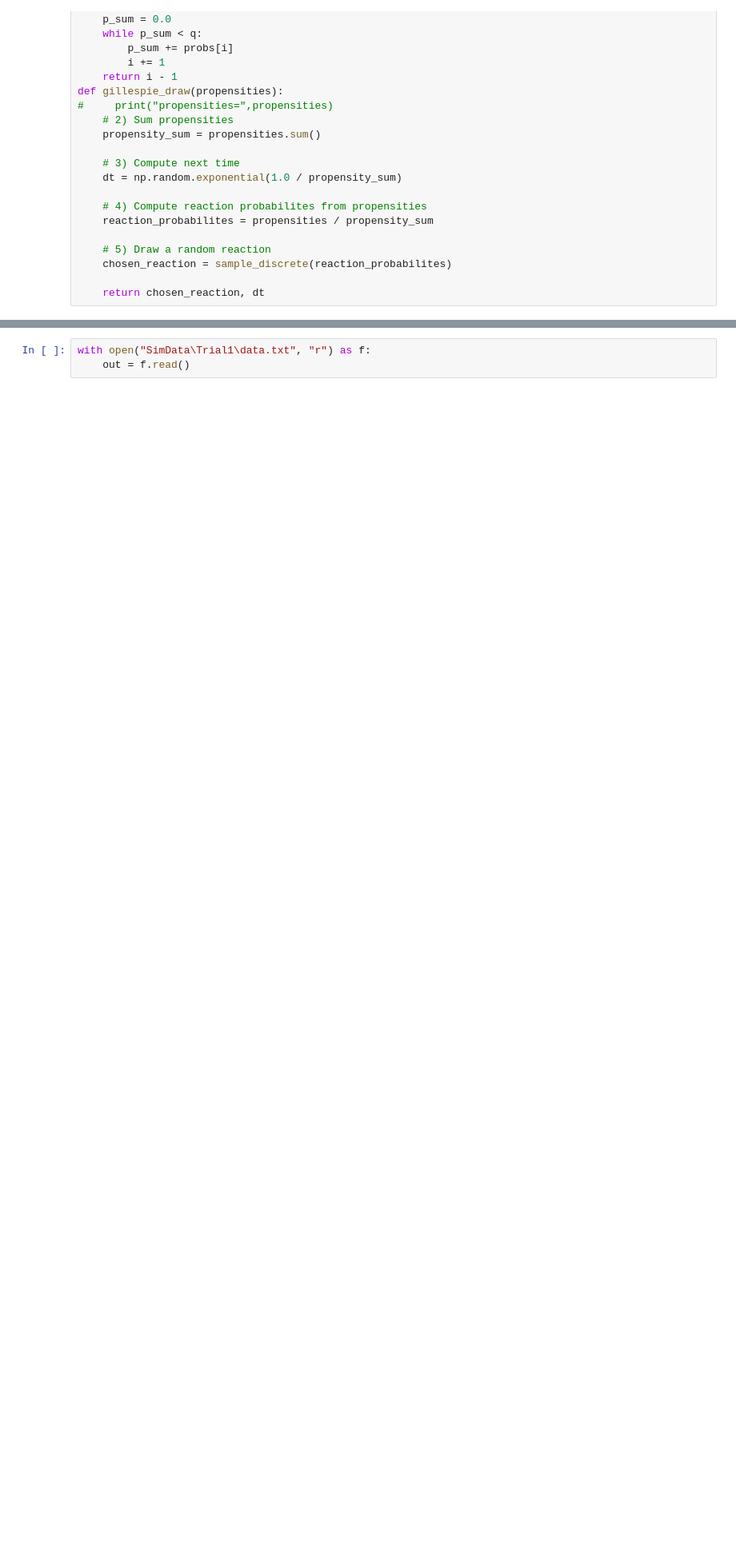
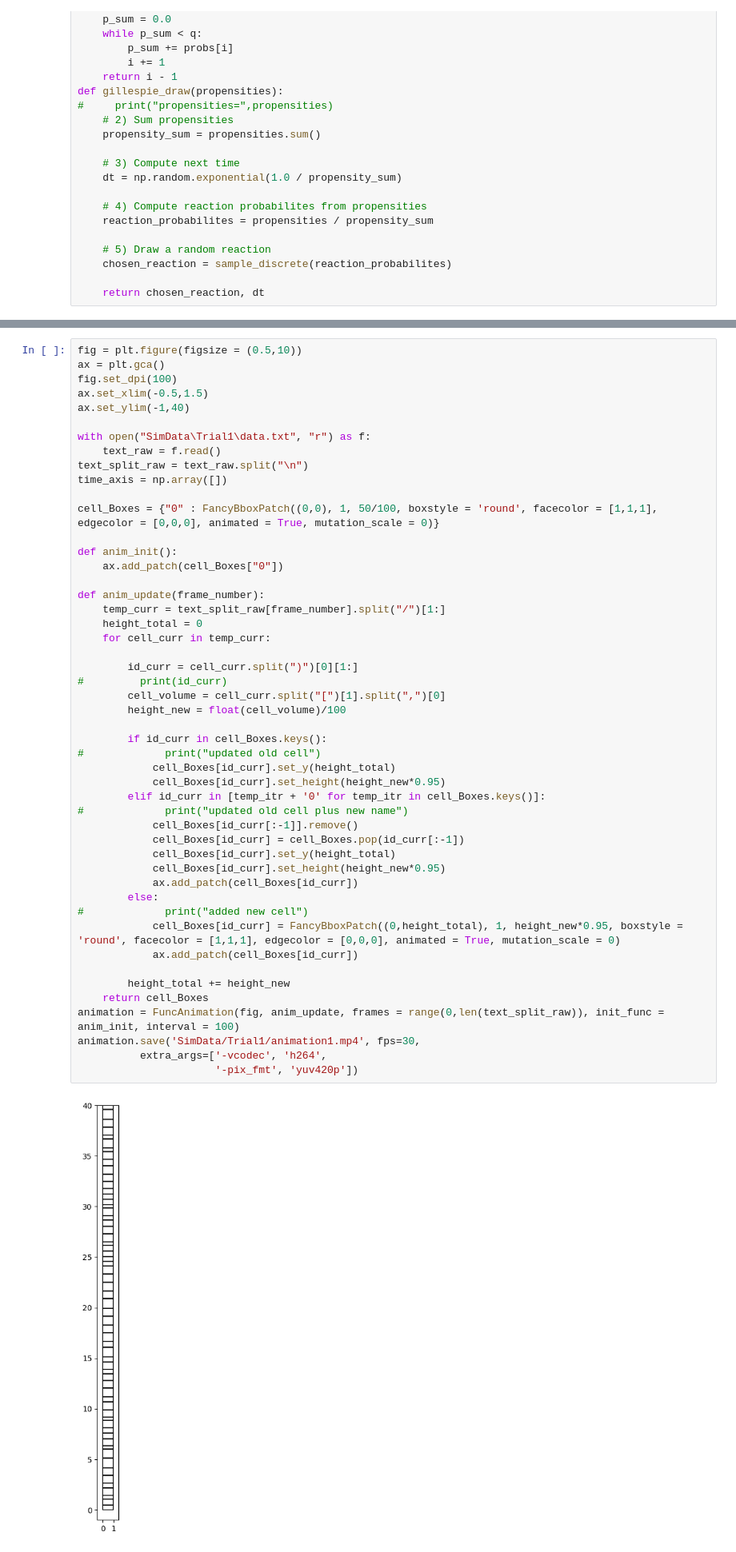
Before and after one commit to alexanderRMckinnon/Modelling-Biofilm-Growth, a Jupyter notebook: Gil_Vis_Growth.ipynb, the cells around one changed output, grey strips where cells are left out. Shown at 80% size. Cells and saved outputs as stored; diff of their text form; blank space fills up the shorter version.

Commit message:
Data saved in text file, and visulisation of simulation complete

```diff
--- a/Gil_Vis_Growth.ipynb
+++ b/Gil_Vis_Growth.ipynb
@@ -226,3 +217,51 @@ NameError: name 'pop_out' is not defined
 # %%
+fig = plt.figure(figsize = (0.5,10))
+ax = plt.gca()
+fig.set_dpi(100)
+ax.set_xlim(-0.5,1.5)
+ax.set_ylim(-1,40)
+
 with open("SimData\Trial1\data.txt", "r") as f:
-    out = f.read()
+    text_raw = f.read()
+text_split_raw = text_raw.split("\n")
+time_axis = np.array([])
+
+cell_Boxes = {"0" : FancyBboxPatch((0,0), 1, 50/100, boxstyle = 'round', facecolor = [1,1,1], edgecolor = [0,0,0], animated = True, mutation_scale = 0)}
+
+def anim_init():
+    ax.add_patch(cell_Boxes["0"])
+
+def anim_update(frame_number):
+    temp_curr = text_split_raw[frame_number].split("/")[1:]
+    height_total = 0
+    for cell_curr in temp_curr:
+
+        id_curr = cell_curr.split(")")[0][1:]
+#         print(id_curr)
+        cell_volume = cell_curr.split("[")[1].split(",")[0]
+        height_new = float(cell_volume)/100
+
+        if id_curr in cell_Boxes.keys():
+#             print("updated old cell")
+            cell_Boxes[id_curr].set_y(height_total)
+            cell_Boxes[id_curr].set_height(height_new*0.95)
+        elif id_curr in [temp_itr + '0' for temp_itr in cell_Boxes.keys()]:
+#             print("updated old cell plus new name")
+            cell_Boxes[id_curr[:-1]].remove()
+            cell_Boxes[id_curr] = cell_Boxes.pop(id_curr[:-1])
+            cell_Boxes[id_curr].set_y(height_total)
+            cell_Boxes[id_curr].set_height(height_new*0.95)
+            ax.add_patch(cell_Boxes[id_curr])
+        else:
+#             print("added new cell")
+            cell_Boxes[id_curr] = FancyBboxPatch((0,height_total), 1, height_new*0.95, boxstyle = 'round', facecolor = [1,1,1], edgecolor = [0,0,0], animated = True, mutation_scale = 0)
+            ax.add_patch(cell_Boxes[id_curr])
+
+        height_total += height_new
+    return cell_Boxes
+animation = FuncAnimation(fig, anim_update, frames = range(0,len(text_split_raw)), init_func = anim_init, interval = 100)
+animation.save('SimData/Trial1/animation1.mp4', fps=30,
+          extra_args=['-vcodec', 'h264',
+                      '-pix_fmt', 'yuv420p'])
+# %% [output]
+[figure, added]
```
Also changed, not shown: parts of 10 cells of this notebook, 2 other files.
